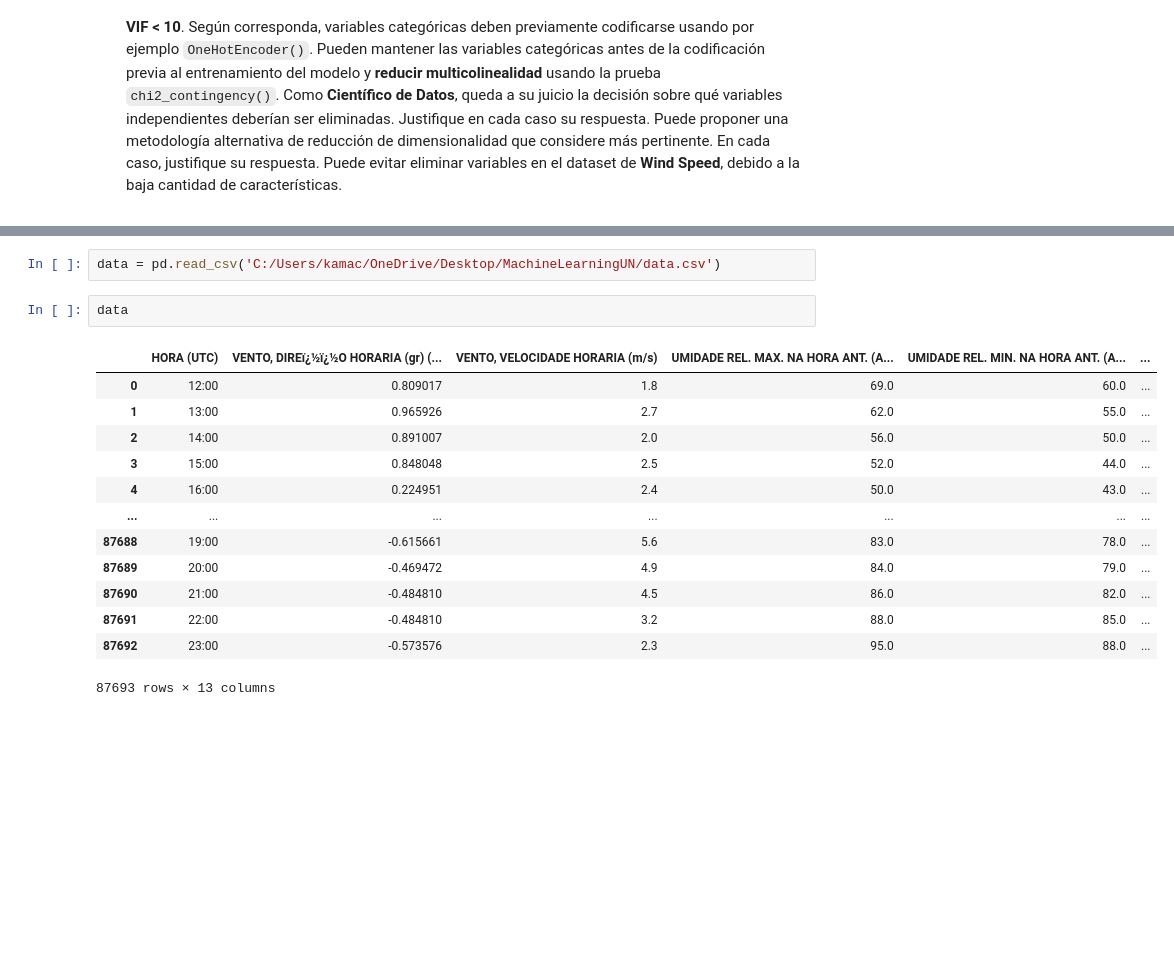
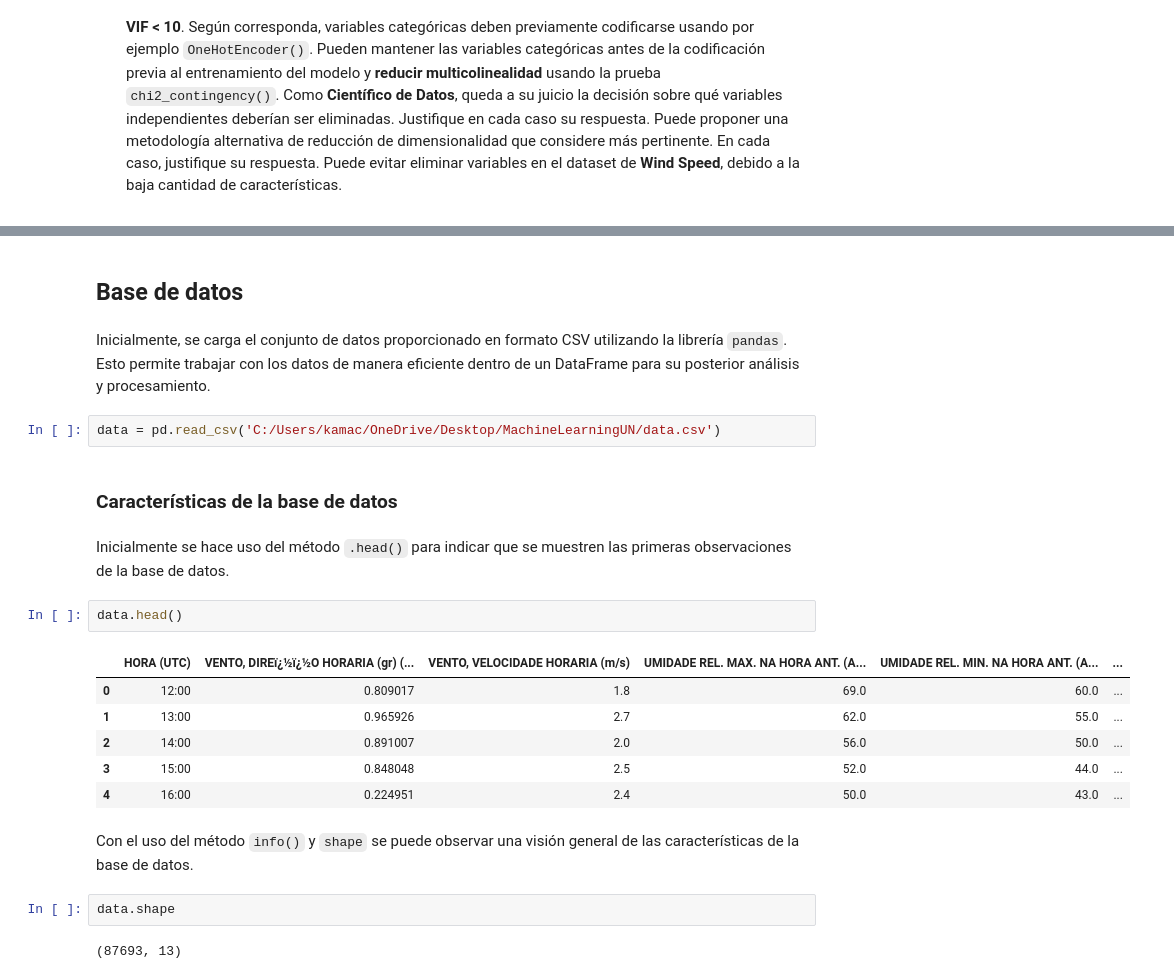
Before and after one commit to kmarcela11/Parcial2_MachineLearning, a Jupyter notebook: _sources/Ejercicio1.ipynb, the cells around one changed output, grey strips where cells are left out. Cells and saved outputs as stored; diff of their text form; blank space fills up the shorter version.

```diff
--- a/_sources/Ejercicio1.ipynb
+++ b/_sources/Ejercicio1.ipynb
@@ -20,18 +64,25 @@ warnings.filterwarnings("ignore")
+# %% [markdown]
+## **Base de datos**
+# %% [markdown]
+Inicialmente, se carga el conjunto de datos proporcionado en formato CSV utilizando la librería `pandas`. Esto permite trabajar con los datos de manera eficiente dentro de un DataFrame para su posterior análisis y procesamiento.
 # %%
 data = pd.read_csv('C:/Users/kamac/OneDrive/Desktop/MachineLearningUN/data.csv')
+# %% [markdown]
+### **Características de la base de datos**
+# %% [markdown]
+Inicialmente se hace uso del método `.head()` para indicar que se muestren las primeras observaciones de la base de datos.
 # %%
-data
+data.head()
 # %% [output]
 |  | HORA (UTC) | VENTO, DIREï¿½ï¿½O HORARIA (gr) (... | VENTO, VELOCIDADE HORARIA (m/s) | UMIDADE REL. MAX. NA HORA ANT. (A... | UMIDADE REL. MIN. NA HORA ANT. (A... | ... |
 | 0 | 12:00 | 0.809017 | 1.8 | 69.0 | 60.0 | ... |
 | 1 | 13:00 | 0.965926 | 2.7 | 62.0 | 55.0 | ... |
 | 2 | 14:00 | 0.891007 | 2.0 | 56.0 | 50.0 | ... |
 | 3 | 15:00 | 0.848048 | 2.5 | 52.0 | 44.0 | ... |
 | 4 | 16:00 | 0.224951 | 2.4 | 50.0 | 43.0 | ... |
-| ... | ... | ... | ... | ... | ... | ... |
-| 87688 | 19:00 | -0.615661 | 5.6 | 83.0 | 78.0 | ... |
-| 87689 | 20:00 | -0.469472 | 4.9 | 84.0 | 79.0 | ... |
-| 87690 | 21:00 | -0.484810 | 4.5 | 86.0 | 82.0 | ... |
-| 87691 | 22:00 | -0.484810 | 3.2 | 88.0 | 85.0 | ... |
-| 87692 | 23:00 | -0.573576 | 2.3 | 95.0 | 88.0 | ... |
-87693 rows × 13 columns
+# %% [markdown]
+Con el uso del método `info()` y `shape` se puede observar una visión general de las características de la base de datos.
+# %%
+data.shape
+# %% [output]
+(87693, 13)
```
Also changed, not shown: parts of 136 cells of this notebook, 25 other files.
